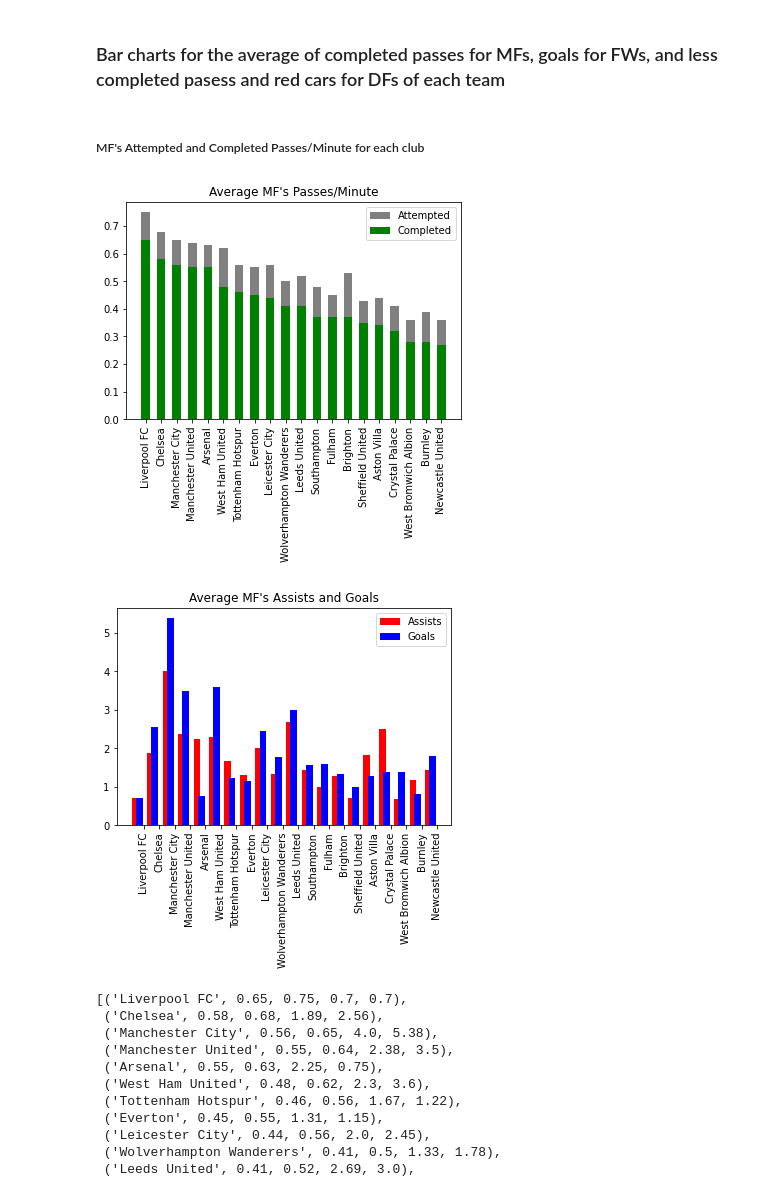
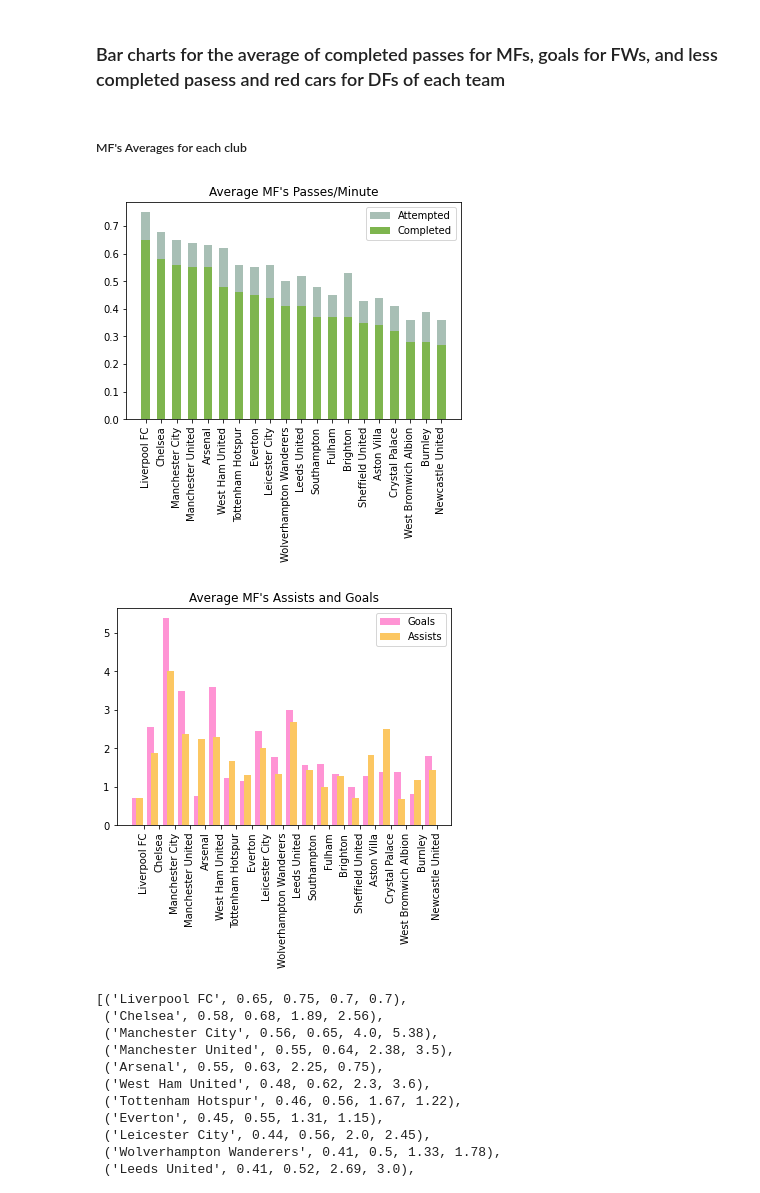
Before and after one commit to NicolasTerroni/data-analysis-and-machine-learning, a Jupyter notebook: notebooks/Premier League.ipynb, the cells around one changed output. Cells and saved outputs as stored; diff of their text form; code cells hidden in the pictures.

```diff
--- a/notebooks/Premier League.ipynb
+++ b/notebooks/Premier League.ipynb
@@ -98,7 +95,9 @@ mfs_data_groued_by_club = mfs_data.groupby("Club")
 # %% [markdown]
-##### MF's Attempted and Completed Passes/Minute for each club
+##### MF's Averages for each club
 # %%
 tuples_list = []
+mfs_data = data[data["Position"].str.contains("MF")]
+mfs_data_groued_by_club = mfs_data.groupby("Club")
 for club in clubs:
     club_mfs_data = mfs_data_groued_by_club.get_group(club)
     completed_passes_avg = club_mfs_data["Passes_Completed_Per_Minute"].mean()
@@ -109,38 +108,38 @@ for club in clubs:
     tpl = tuple(tpl)
     tuples_list.append(tpl)
 
 tuples_list.sort(key = lambda x: x[1])
 tuples_list.reverse()
 
 x_values = [tpl[0] for tpl in tuples_list]
 completed_values = [tpl[1] for tpl in tuples_list]
 attemtped_values = [tpl[2] for tpl in tuples_list]
 assists_values = [tpl[3] for tpl in tuples_list]
 goals_values = [tpl[4] for tpl in tuples_list]
 
 # passes
 fig = plt.figure()
 ax = fig.add_subplot()
 
-ax.bar(x=x_values, height=attemtped_values, width=0.55,align='center', label="Attempted", color="gray")
-ax.bar(x=x_values, height=completed_values, width=0.55,  align='center',label="Completed", color="g")
+ax.bar(x=x_values, height=attemtped_values, width=0.55,align='center', label="Attempted", color="#a8bfb5")
+ax.bar(x=x_values, height=completed_values, width=0.55,  align='center',label="Completed", color="#7eb54e")
 
 plt.xticks(x_values, x_values, rotation="vertical")
 plt.title("Average MF's Passes/Minute")
 plt.legend()
 plt.show()
 
 
-# goasl assists
+# goals and assists
 width = 0.55
 X_axis = np.arange(len(x_values))
-plt.bar(x=X_axis, height=assists_values, width=width*0.8,label="Assists", color="r")
-plt.bar(x=X_axis + width/2, height=goals_values, width=width*0.8,label="Goals", color="b")
+plt.bar(x=X_axis, height=goals_values, width=width*0.8,label="Goals", color="#ff94d4")
+plt.bar(x=X_axis + width/2, height=assists_values, width=width*0.8,label="Assists", color="#fcc762")
 plt.title("Average MF's Assists and Goals")
 plt.xticks(X_axis + width, x_values, rotation='vertical')
 plt.legend()
 plt.show()
 # %% [output]
-[figure, old version]
+[figure, new version]
-[figure, old version]
+[figure, new version]
 # %%
```
Also changed, not shown: parts of 5 cells of this notebook.
